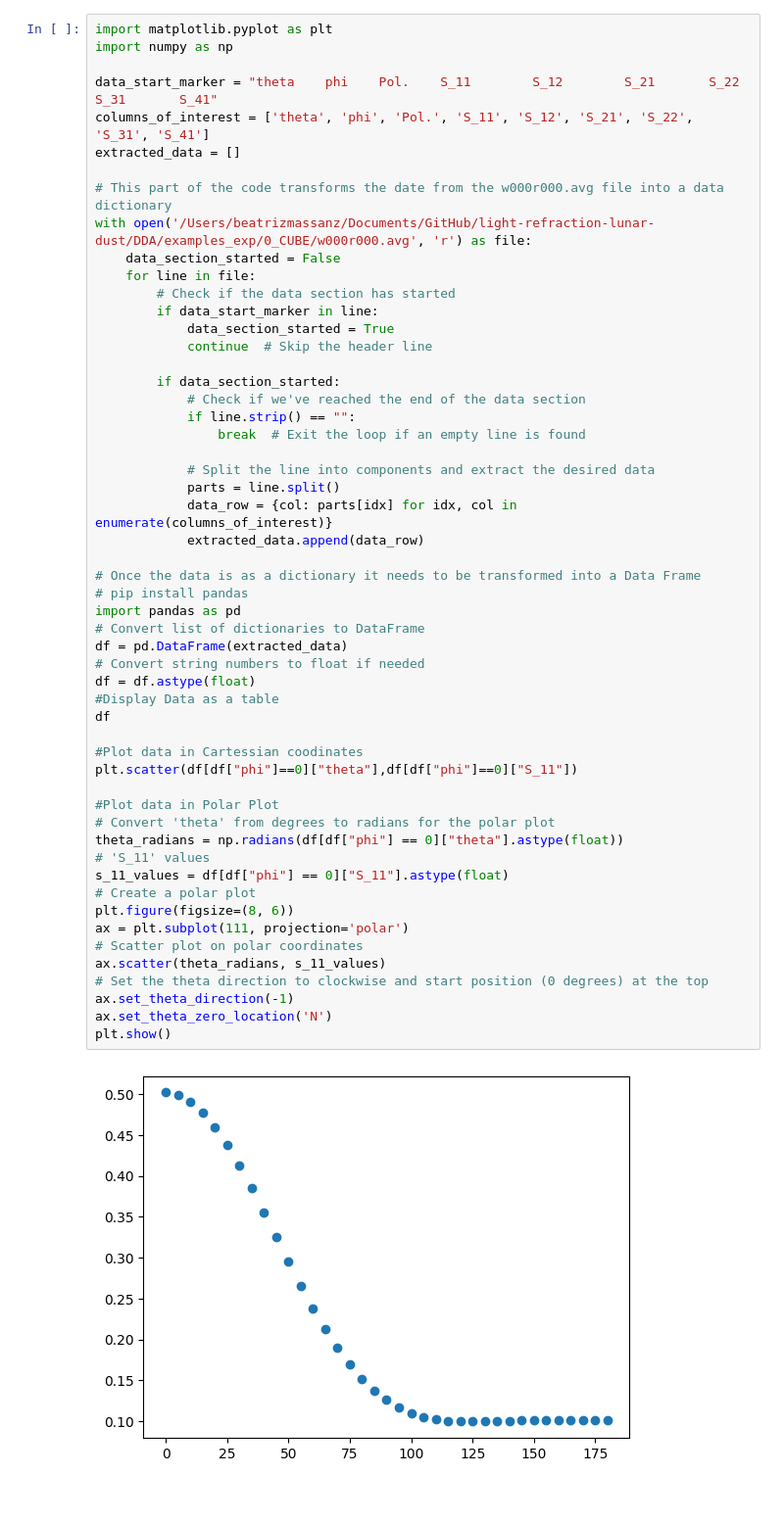
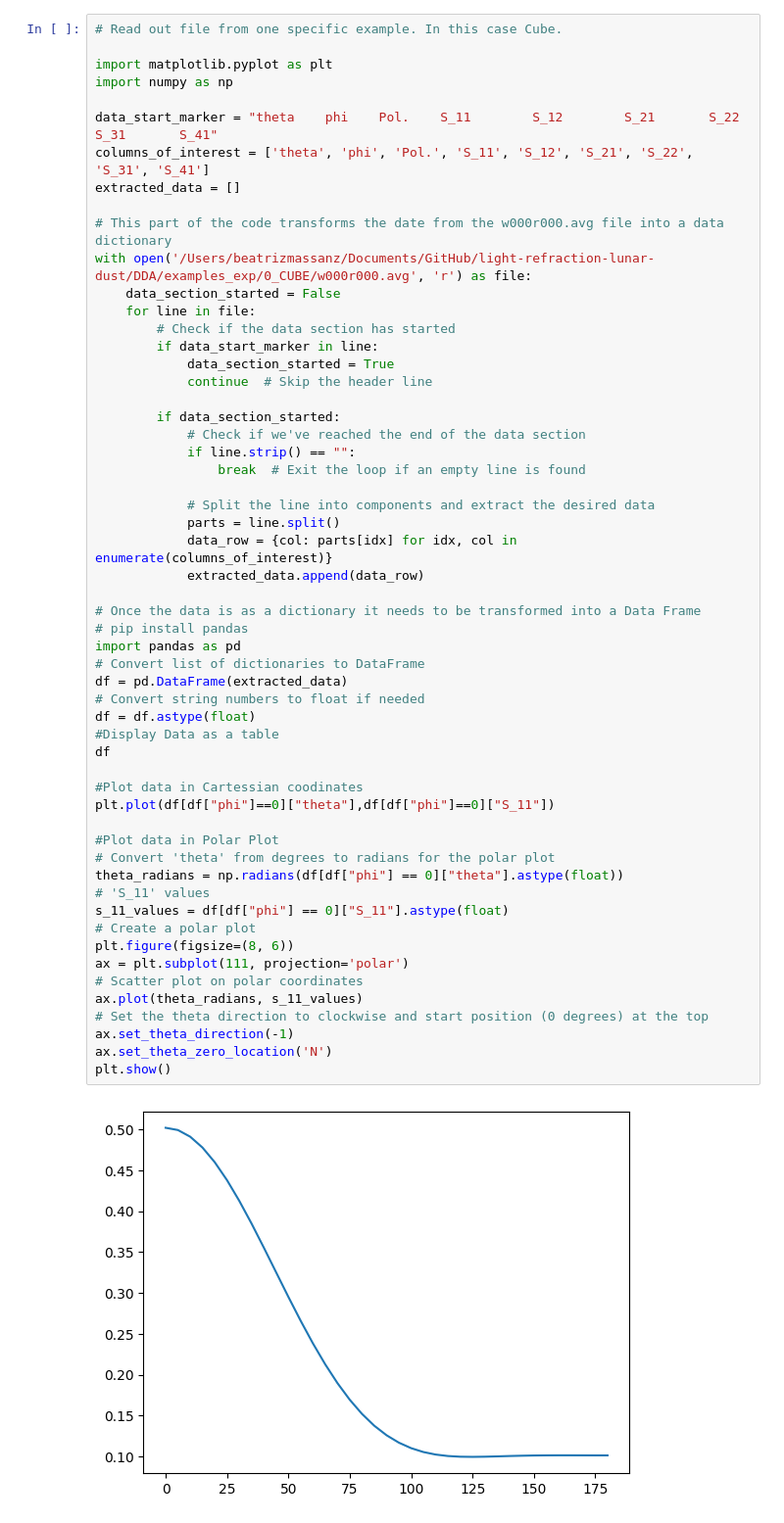
Before and after one commit to beatrizmassanz/light-refraction-lunar-dust, a Jupyter notebook: DDA/w000r000_readout.ipynb, the cells around one changed output. Shown: that part at 98% size. Saved outputs shown, nothing was run; the diff lists cells and outputs as text.

```diff
--- a/DDA/w000r000_readout.ipynb
+++ b/DDA/w000r000_readout.ipynb
@@ -1,4 +1,6 @@
 # %%
+# Read out file from one specific example. In this case Cube.
+
 import matplotlib.pyplot as plt
 import numpy as np
 
@@ -24,33 +26,33 @@ with open('/Users/beatrizmassanz/Documents/GitHub/light-refraction-lunar-dust/DD
             parts = line.split()
             data_row = {col: parts[idx] for idx, col in enumerate(columns_of_interest)}
             extracted_data.append(data_row)
 
 # Once the data is as a dictionary it needs to be transformed into a Data Frame
 # pip install pandas
 import pandas as pd
 # Convert list of dictionaries to DataFrame
 df = pd.DataFrame(extracted_data)
 # Convert string numbers to float if needed
 df = df.astype(float)
 #Display Data as a table
 df
 
 #Plot data in Cartessian coodinates
-plt.scatter(df[df["phi"]==0]["theta"],df[df["phi"]==0]["S_11"])
+plt.plot(df[df["phi"]==0]["theta"],df[df["phi"]==0]["S_11"])
 
 #Plot data in Polar Plot
 # Convert 'theta' from degrees to radians for the polar plot
 theta_radians = np.radians(df[df["phi"] == 0]["theta"].astype(float))
 # 'S_11' values
 s_11_values = df[df["phi"] == 0]["S_11"].astype(float)
 # Create a polar plot
 plt.figure(figsize=(8, 6))
 ax = plt.subplot(111, projection='polar')
 # Scatter plot on polar coordinates
-ax.scatter(theta_radians, s_11_values)
+ax.plot(theta_radians, s_11_values)
 # Set the theta direction to clockwise and start position (0 degrees) at the top
 ax.set_theta_direction(-1)
 ax.set_theta_zero_location('N')
 plt.show()
 # %% [output]
-[figure, old version]
+[figure, new version]
```
Also changed, not shown: parts of 5 cells of this notebook, 53 other files.
